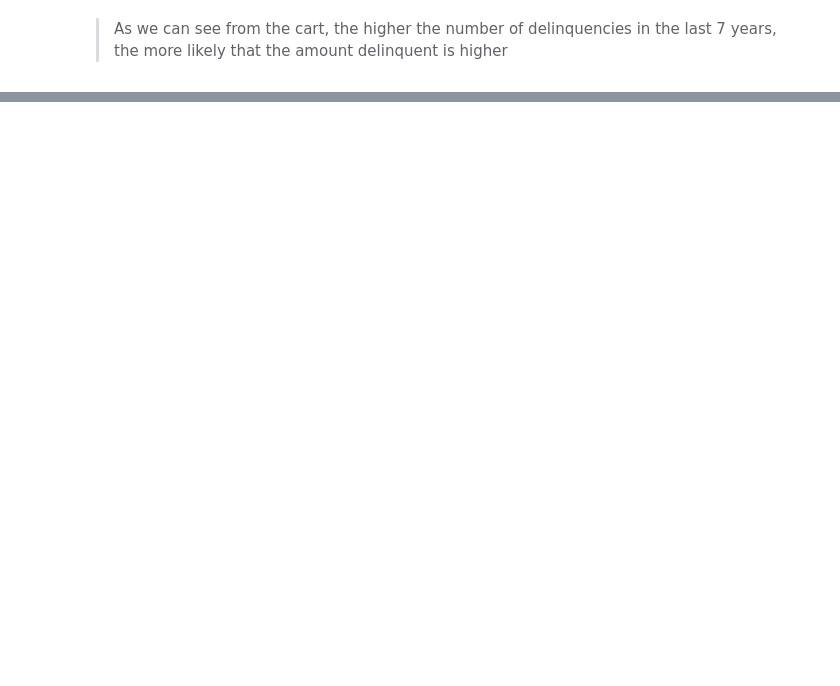
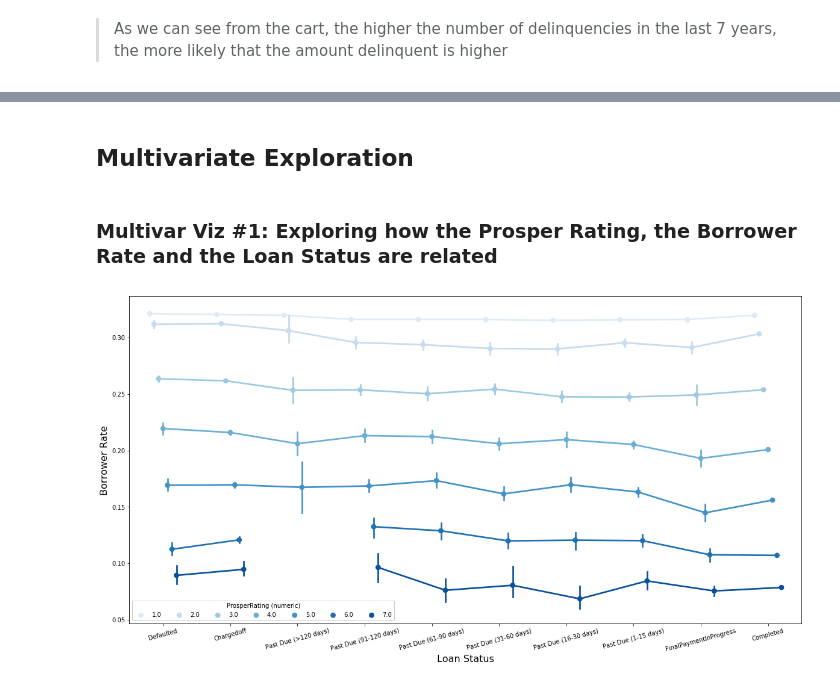
Before and after one commit to FedericoFin/ProsperLoan-Data-Visualization, a Jupyter notebook: Prosper Loan - Data Visualization.ipynb, the cells around one changed output, grey strips where cells are left out. Cells and saved outputs as stored; diff of their text form; code cells hidden in the pictures; blank space fills up the shorter version.

Commit message:
feat: finished multivar explor + modif to descriptions

```diff
--- a/Prosper Loan - Data Visualization.ipynb
+++ b/Prosper Loan - Data Visualization.ipynb
@@ -1181,0 +1112,13 @@ the quote-formatted guide notes like this one before you finish your report!
+# %% [markdown]
+## Multivariate Exploration
+# %% [markdown]
+### Multivar Viz #1: Exploring how the Prosper Rating, the Borrower Rate and the Loan Status are related
+# %%
+plt.figure(figsize = [20, 10])
+ax = sns.pointplot(data = LoanDataOutcome, x = 'LoanStatus', y = 'BorrowerRate', hue = 'ProsperRating (numeric)', dodge = 0.4, linestyles = "-", palette = 'Blues');
+ax.legend(loc = 3, ncol = 11, framealpha = 1, title = 'ProsperRating (numeric)');
+plt.xticks(rotation = 15);
+plt.xlabel('Loan Status', fontsize = 16);
+plt.ylabel('Borrower Rate', fontsize = 16);
+# %% [output]
+[figure, added]
```
Also changed, not shown: parts of 68 cells of this notebook.
